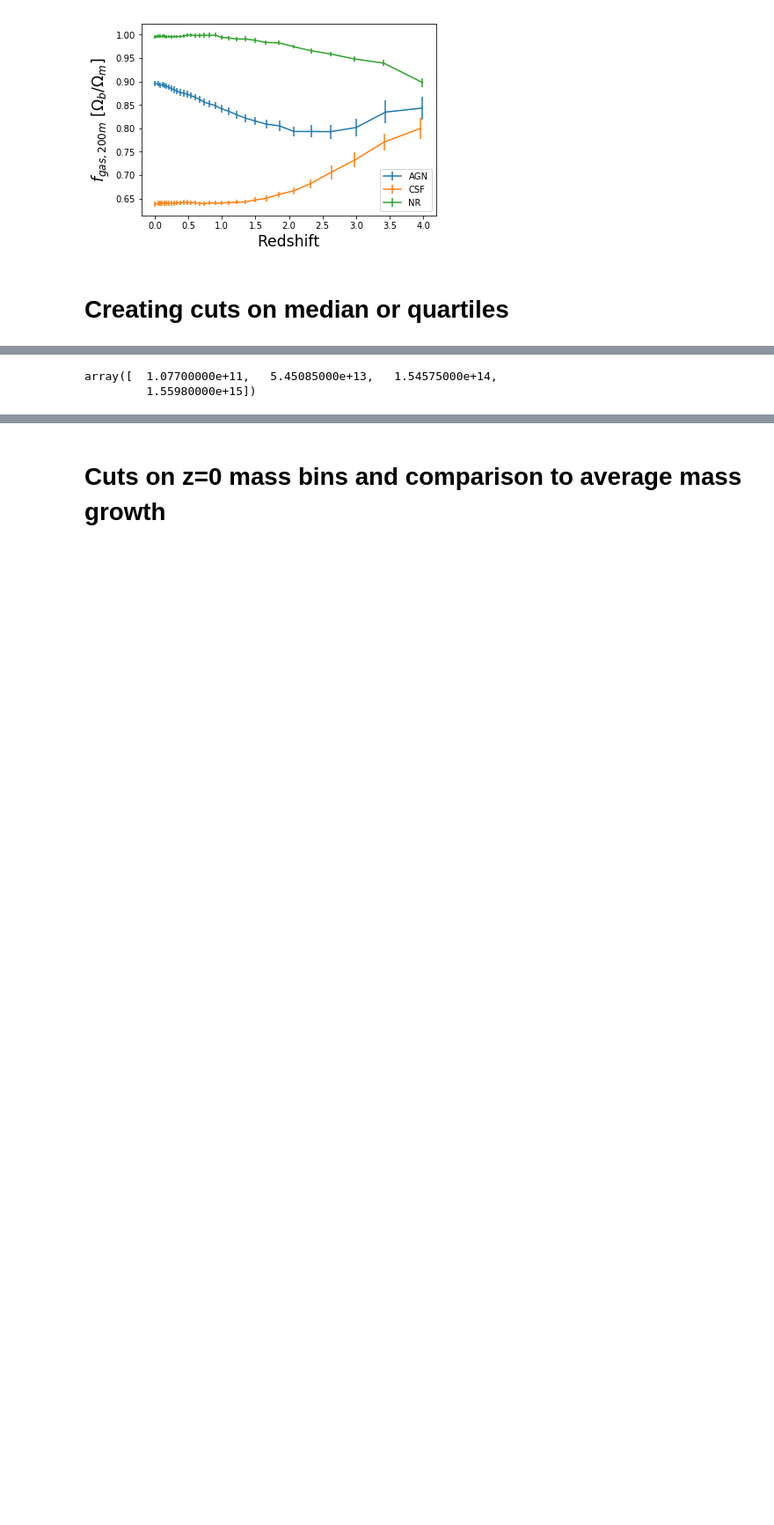
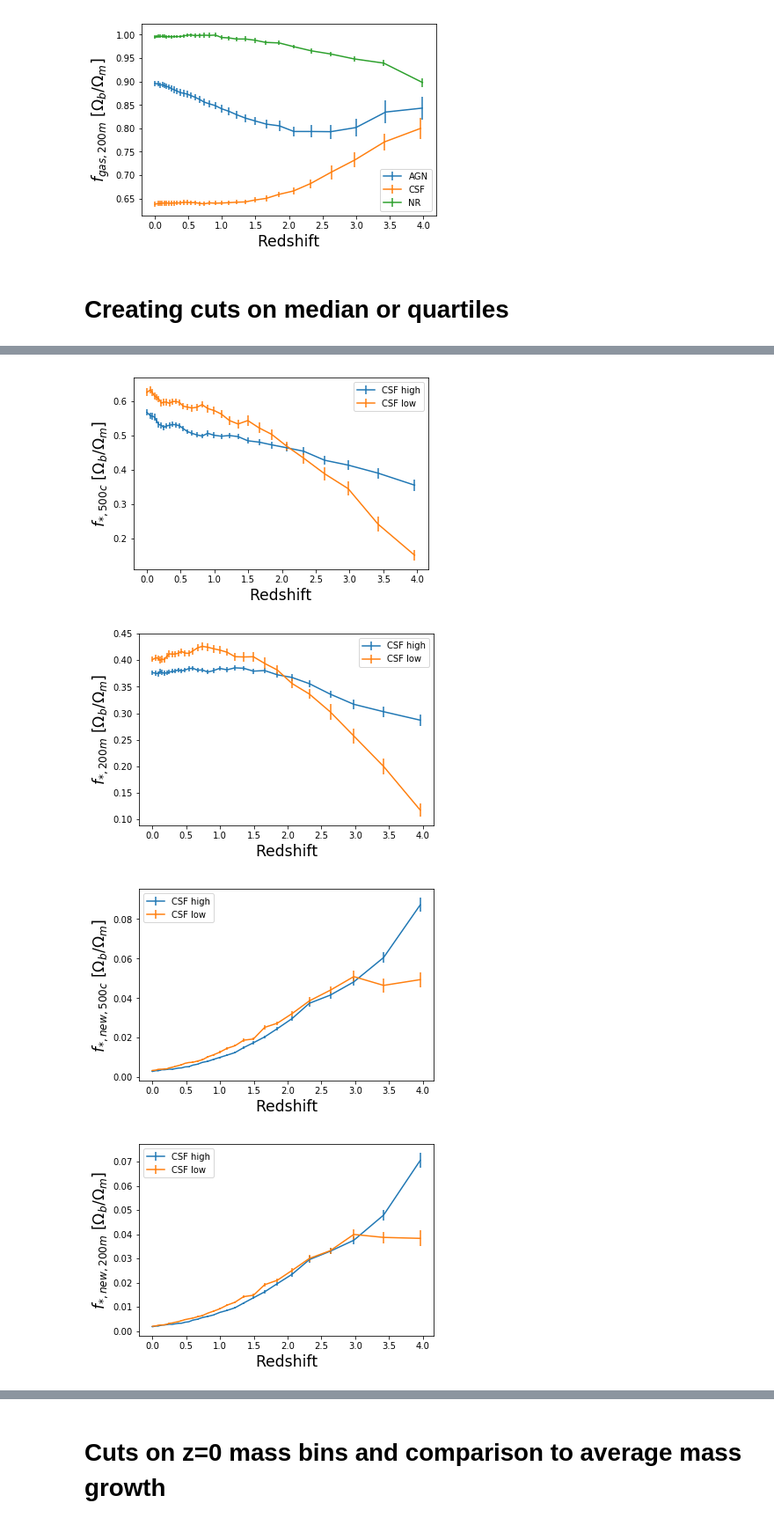
Before and after one commit to cavestruz/fgas_diagnostics, a Jupyter notebook: Diagnostic Plots for fgas.ipynb, the cells around one changed output, grey strips where cells are left out. Shown at 88% size. Cells and saved outputs as stored; diff of their text form; code cells hidden in the pictures; blank space fills up the shorter version.

```diff
--- a/Diagnostic Plots for fgas.ipynb
+++ b/Diagnostic Plots for fgas.ipynb
@@ -204,5 +198,11 @@ SyntaxError: invalid syntax (<ipython-input-13-767da646d1e2>, line 10)
-# %%
-AGN_quartile_dfs = [ AGN_df['halos'].quantile(q=iq) for iq in [0.25,0.5,0.75,1.]]
-# %% [output]
-array([  1.07700000e+11,   5.45085000e+13,   1.54575000e+14,
-         1.55980000e+15])
+# %%
+for field, label in zip(fields, labels) :
+    gb = CSF_df['halos'].groupby('median_M500c_cut_at_aexp')
+    gbs = [ (key, gb.get_group(key)) for key in gb.groups ]
+    plot_fbarnorm_evolution([g[1] for g in gbs], field, ['CSF '+g[0] for g in gbs], label)
+    plt.show()
+# %% [output]
+[figure, added]
+[figure, added]
+[figure, added]
+[figure, added]
```
Also changed, not shown: parts of 18 cells of this notebook.
